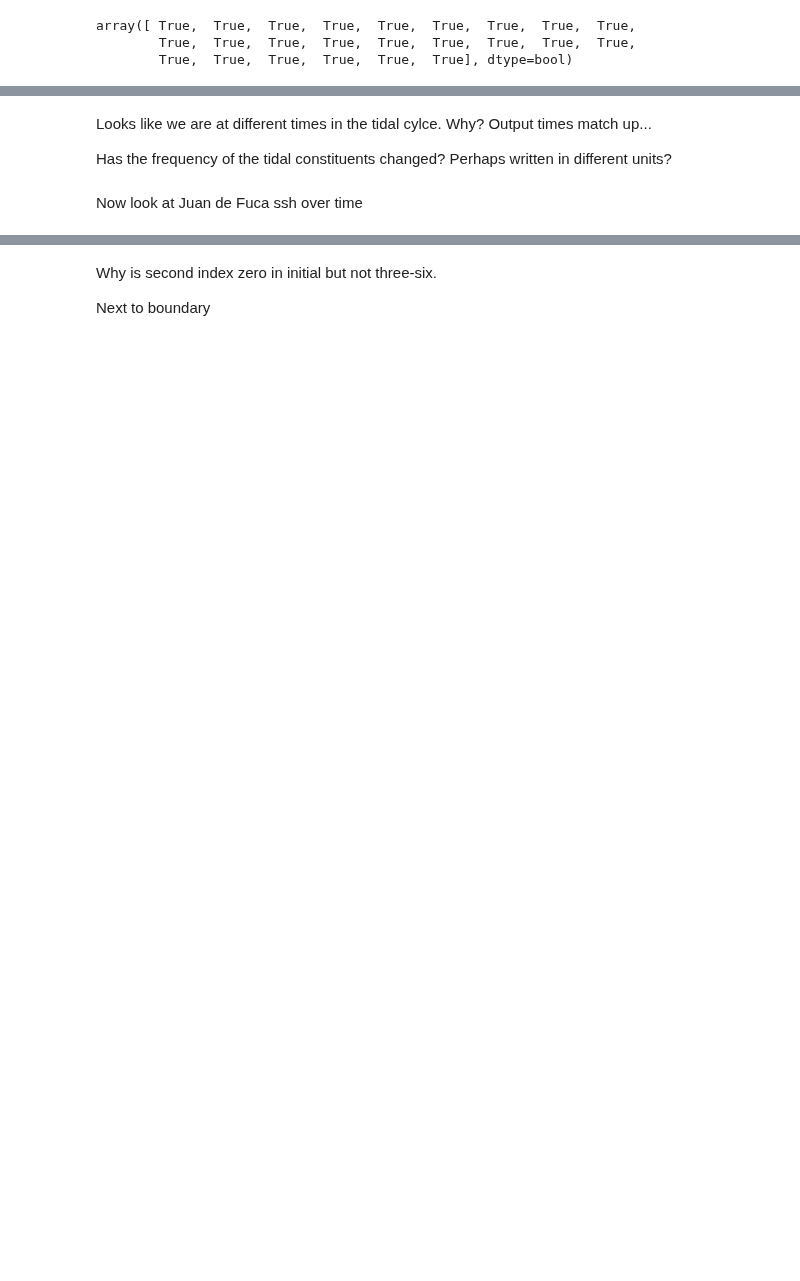
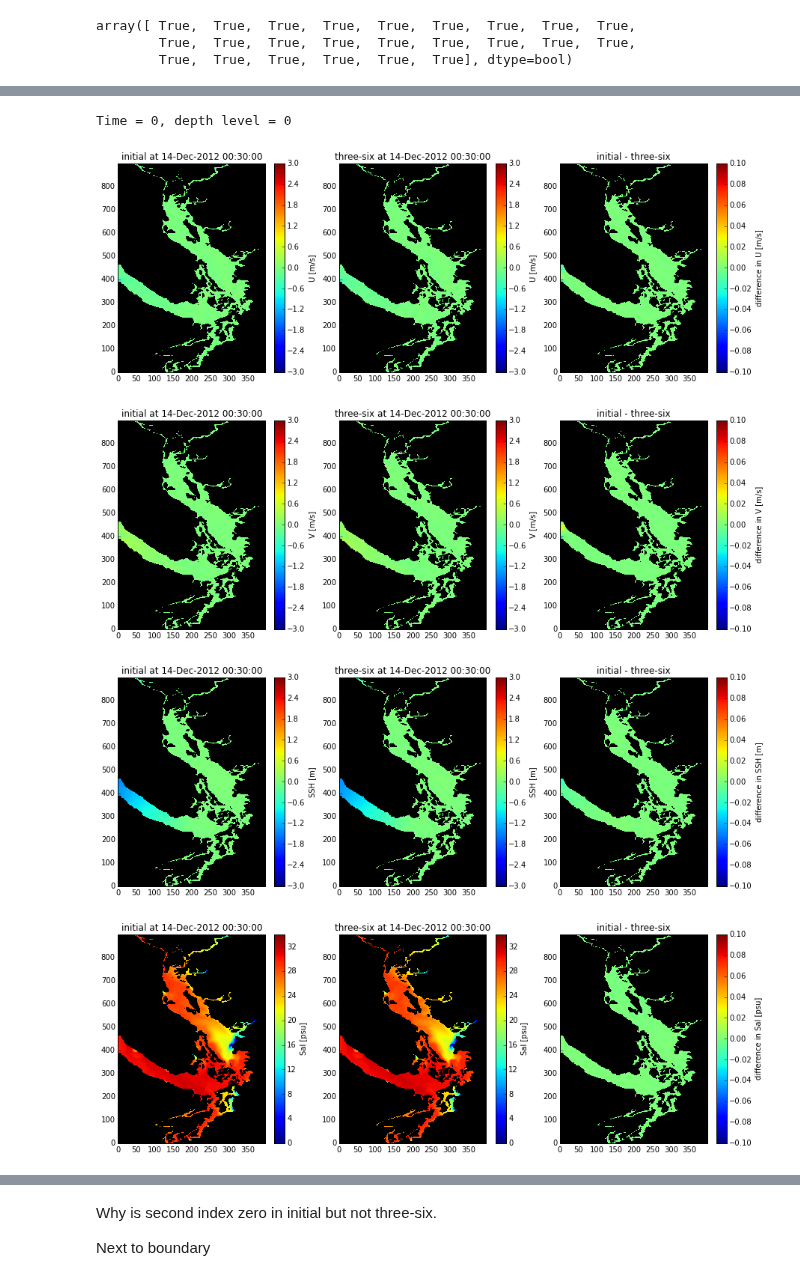
Before and after one commit to SalishSeaCast/analysis, a Jupyter notebook: merge_compare/mergeCompare.ipynb, the cells around one changed output, grey strips where cells are left out. Drawn from its saved outputs; the diff is of its cells as text; code cells hidden in the pictures; blank space fills up the shorter version.

```diff
--- a/merge_compare/mergeCompare.ipynb
+++ b/merge_compare/mergeCompare.ipynb
@@ -29,7 +29,7 @@ print runname1
 
 #second run (3.6)
 r2 = 'three-six'
-runname2 = '/ocean/sallen/allen/research/MEOPAR/nemo-3.6-code/NEMOGCM/CONFIG/SalishSea/EXP00/run1/'
+runname2 = '/ocean/sallen/allen/research/MEOPAR/nemo-3.6-code/NEMOGCM/CONFIG/SalishSea/EXP00/'
 print runname2
 
 runs = {r1: runname1, r2: runname2}
@@ -166 +124,26 @@ def plot_variables(t,figsize=(10,5)):
+# %%
+def plot_variable(t,depthlevel,var, var_name,vmin=-3,vmax=3,diffmin=-0.1, diffmax=0.1,figsize=(15,5),ssh_flag=False):
+    #plot
+    fig, axs=plt.subplots(1,3,figsize=figsize)
+    for key,ax in zip(runs,axs[0:2]):
+        tims = tim_count[key][t]
+        out= t_orig[key] + datetime.timedelta(seconds=tims)
+        if ssh_flag:
+            mesh=ax.pcolormesh(var[key][t,:,:],vmin=vmin,vmax=vmax)
+        else:
+            mesh=ax.pcolormesh(var[key][t,depthlevel,:,:],vmin=vmin,vmax=vmax)
+        ax.set_title('{} at {}'.format(key,out.strftime('%d-%b-%Y %H:%M:%S')))
+        cbar = plt.colorbar(mesh,ax=ax)
+        cbar.set_label(var_name)
+        viz_tools.plot_land_mask(ax,grid,isobath=depthlevel)
+    ax=axs[2]
+    if ssh_flag:
+        diff = var[r1][t,:,:]-var[r2][t,:,:]
+    else:
+        diff = var[r1][t,depthlevel,:,:]-var[r2][t,depthlevel,:,:]
+    mesh = ax.pcolormesh(diff,vmin=diffmin,vmax=diffmax)
+    ax.set_title(r1+' - ' +r2)
+    cbar = plt.colorbar(mesh,ax=ax)
+    cbar.set_label('difference in ' +var_name)
+    viz_tools.plot_land_mask(ax,grid,isobath=depthlevel)
 # %% [markdown]
@@ -184,7 +151,16 @@ plot_variables(1)
-# %% [markdown]
-Looks like we are at different times in the tidal cylce. Why? Output times match up...
-
-
-Has the frequency of the tidal constituents changed? Perhaps written in different units?
-# %% [markdown]
-Now look at Juan de Fuca ssh over time
+# %%
+t=0
+depthlevel=0
+
+print 'Time = {}, depth level = {}'.format(t,depthlevel)
+plot_variable(t,depthlevel,Us,'U [m/s]')
+plot_variable(t,depthlevel,Vs,'V [m/s]')
+plot_variable(t,depthlevel,Es,'SSH [m]', ssh_flag=True)
+plot_variable(t,depthlevel,Ss,'Sal [psu]', vmin=0,vmax=34)
+plot_variable(t,depthlevel,Ts,'Temp [deg C]', vmin=0,vmax=20)
+# %% [output]
+Time = 0, depth level = 0
+[figure, added]
+[figure, added]
+[figure, added]
+[figure, added]
```
Also changed, not shown: parts of 27 cells of this notebook.
